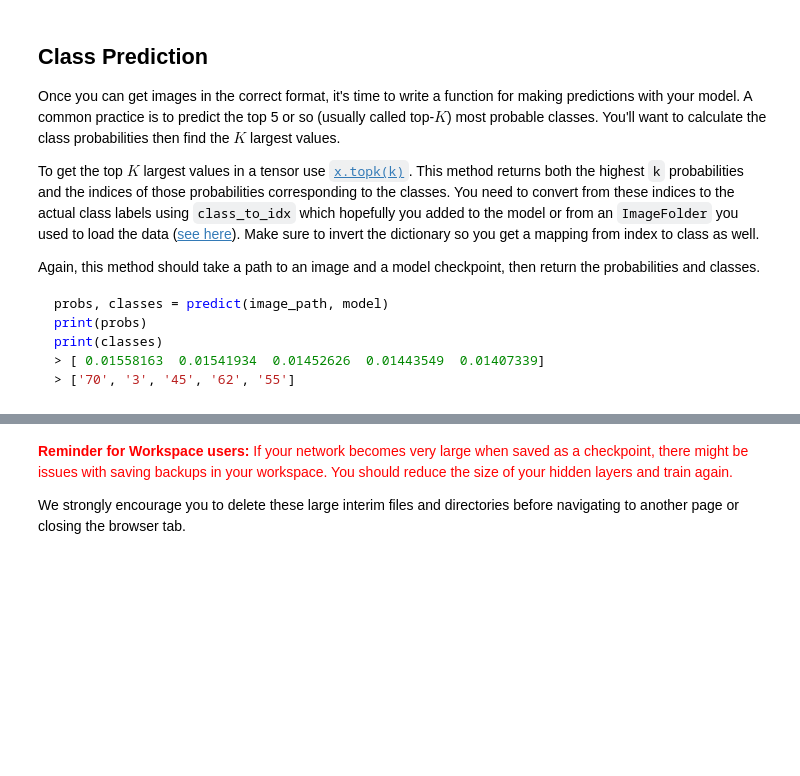
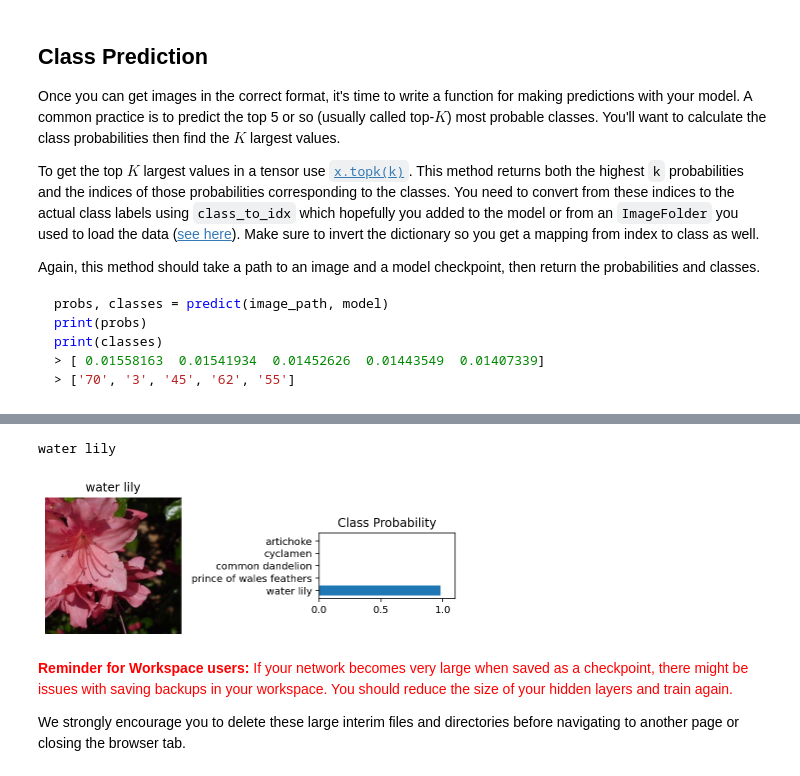
Before and after one commit to rpaech/aipnd-project, a Jupyter notebook: Image Classifier Project.ipynb, the cells around one changed output, grey strips where cells are left out. Saved outputs shown, nothing was run; the diff lists cells and outputs as text; code cells hidden in the pictures; blank space fills up the shorter version.

```diff
--- a/Image Classifier Project.ipynb
+++ b/Image Classifier Project.ipynb
@@ -442,3 +494,17 @@ You can convert from the class integer encoding to actual flower names with the
+# %%
+images, exp_results = iter(tstg_dataloader).next()
+
+images = images.to("cpu")
+exp_results = exp_results.to("cpu")
+model.to("cpu")
+
+actual_name = cat_to_name[str(exp_results[0].item() + 1)]
+print(actual_name)
+top_p, top_class = predict(images[0], model)
+show_image_prediction(images[0], top_p, top_class, actual_name)
+# %% [output]
+water lily
+[figure, added]
 # %% [markdown]
 <font color='red'>**Reminder for Workspace users:** If your network becomes very large when saved as a checkpoint, there might be issues with saving backups in your workspace. You should reduce the size of your hidden layers and train again.
 
```
Also changed, not shown: parts of 10 cells of this notebook.
